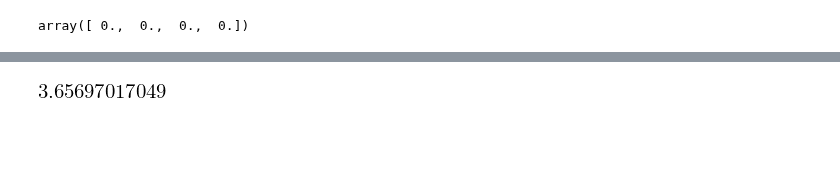
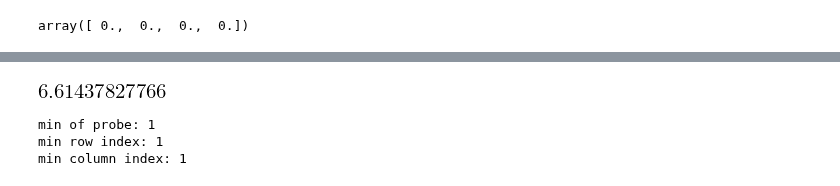
Before and after one commit to nemetniki/General-linear-model, a Jupyter notebook: NDPA_sensitivity.ipynb, the cells around one changed output, grey strips where cells are left out. Saved outputs shown, nothing was run; the diff lists cells and outputs as text; code cells hidden in the pictures; blank space fills up the shorter version.

```diff
--- a/NDPA_sensitivity.ipynb
+++ b/NDPA_sensitivity.ipynb
@@ -405,4 +421,17 @@ sens(0.25,0.0,10,10,0.5,0.5,3.65697017049,3.65697017049,0,0,0.,.0)
 # %%
 np.arccos(-.75)/np.sqrt(1-.75**2)
+np.sqrt(1-.75**2)*10
 # %% [output]
-[figure, old version]
+[figure, new version]
+# %%
+probe = np.matrix([[4,3,2,4],[5,9,3,4],[1,5,6,7],[5,6,7,2]])
+print('min of probe:',np.min(probe))
+vecind = probe.argmin()
+dim    = len(probe[:,1])
+n_row = int(vecind/dim)
+print("min row index:",n_row)
+print("min column index:",vecind-dim*n_row)
+# %% [output]
+min of probe: 1
+min row index: 1
+min column index: 1
```
Also changed, not shown: parts of 6 cells of this notebook, 3 other files.
